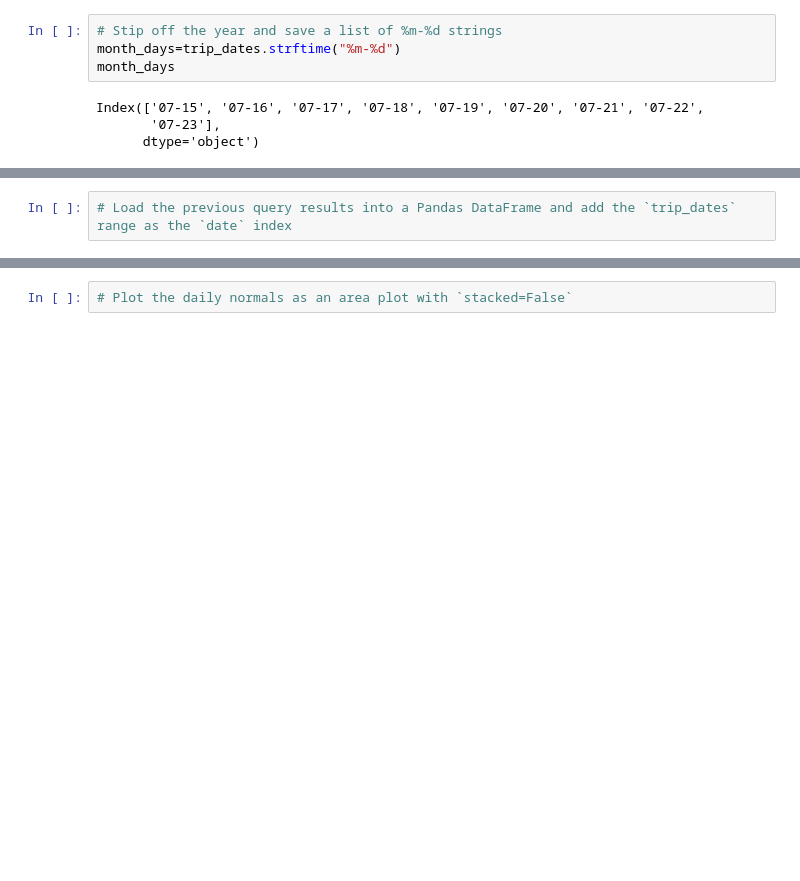
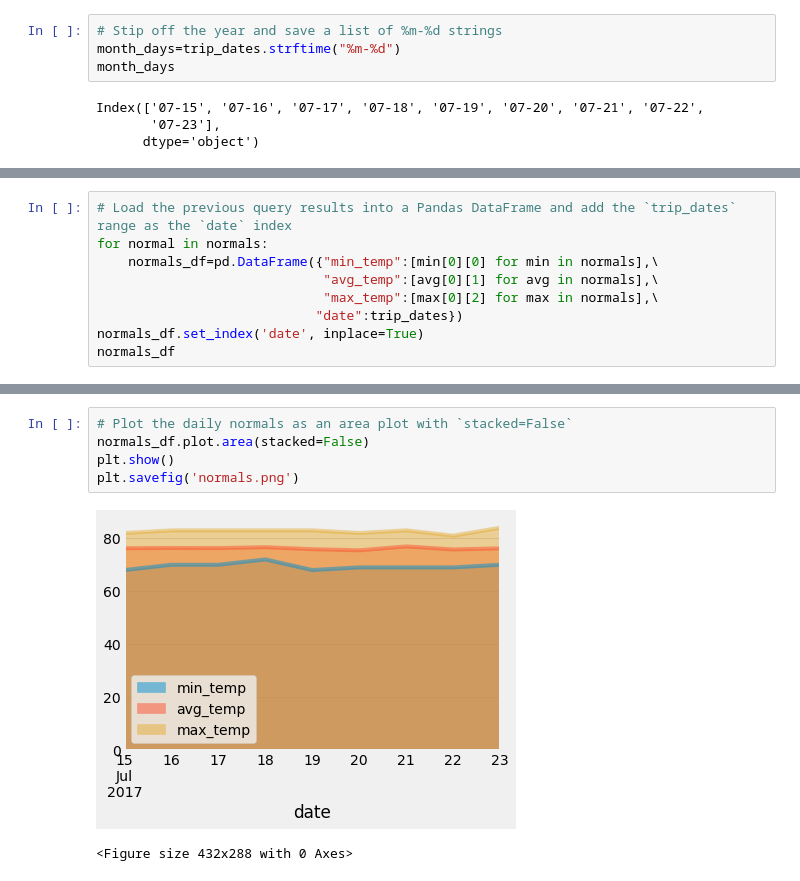
Before and after one commit to SoniMohandas/sqlalchemy-challenge, a Jupyter notebook: climate_starter.ipynb, the cells around one changed output, grey strips where cells are left out. Cells and saved outputs as stored; diff of their text form; blank space fills up the shorter version.

```diff
--- a/climate_starter.ipynb
+++ b/climate_starter.ipynb
@@ -358,2 +402,9 @@ print(normals)
 # %%
 # Load the previous query results into a Pandas DataFrame and add the `trip_dates` range as the `date` index
+for normal in normals:
+    normals_df=pd.DataFrame({"min_temp":[min[0][0] for min in normals],\
+                             "avg_temp":[avg[0][1] for avg in normals],\
+                             "max_temp":[max[0][2] for max in normals],\
+                            "date":trip_dates})
+normals_df.set_index('date', inplace=True)
+normals_df
@@ -360,2 +423,8 @@ print(normals)
 # %%
 # Plot the daily normals as an area plot with `stacked=False`
+normals_df.plot.area(stacked=False)
+plt.show()
+plt.savefig('normals.png')
+# %% [output]
+[figure, added]
+<Figure size 432x288 with 0 Axes>
```
Also changed, not shown: parts of 13 cells of this notebook, 1 other file.
